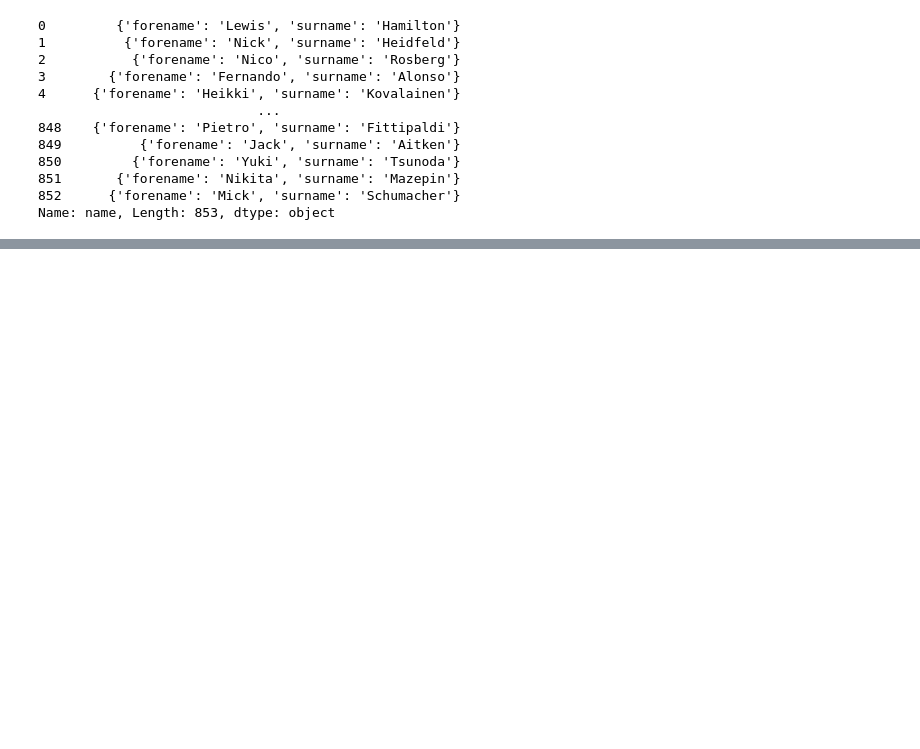
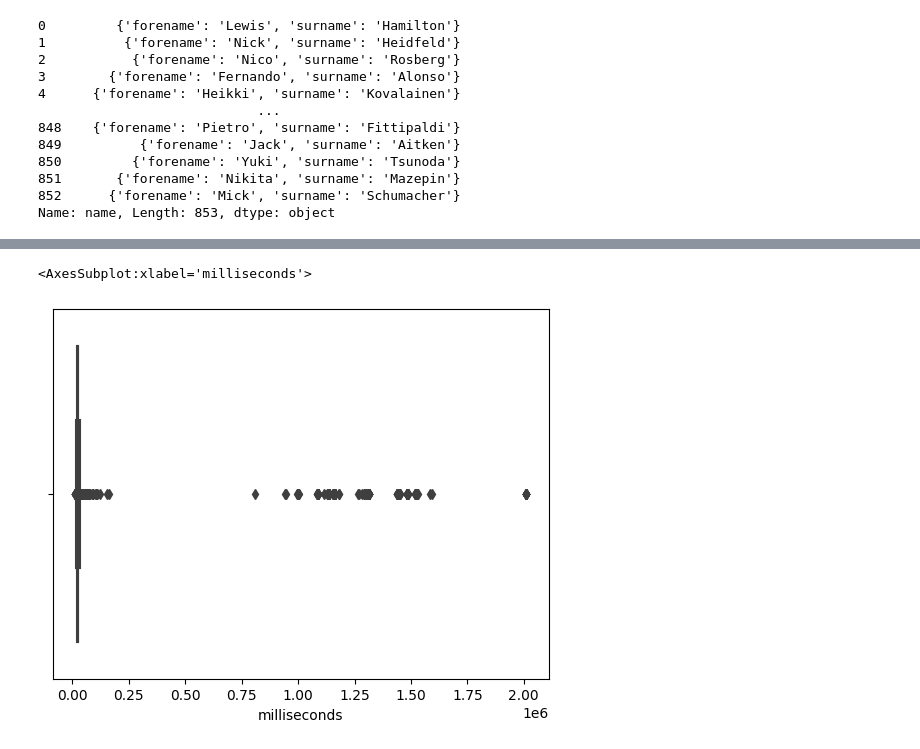
Before and after one commit to SantiGallastegui/proyectoIndividual, a Jupyter notebook: Datasets/tojson_csv.ipynb, the cells around one changed output, grey strips where cells are left out. Saved outputs shown, nothing was run; the diff lists cells and outputs as text; code cells hidden in the pictures; blank space fills up the shorter version.

```diff
--- a/Datasets/tojson_csv.ipynb
+++ b/Datasets/tojson_csv.ipynb
@@ -62,3 +111,8 @@ pit_stops = pd.read_json('pit_stops.json')
+# %%
+sns.boxplot(pit_stops['milliseconds'])
+# %% [output]
+<AxesSubplot:xlabel='milliseconds'>
+[figure, added]
 # %%
 
 result1 = pd.read_csv('results_filt.csv')
```
Also changed, not shown: parts of 16 cells of this notebook, 15 other files.
